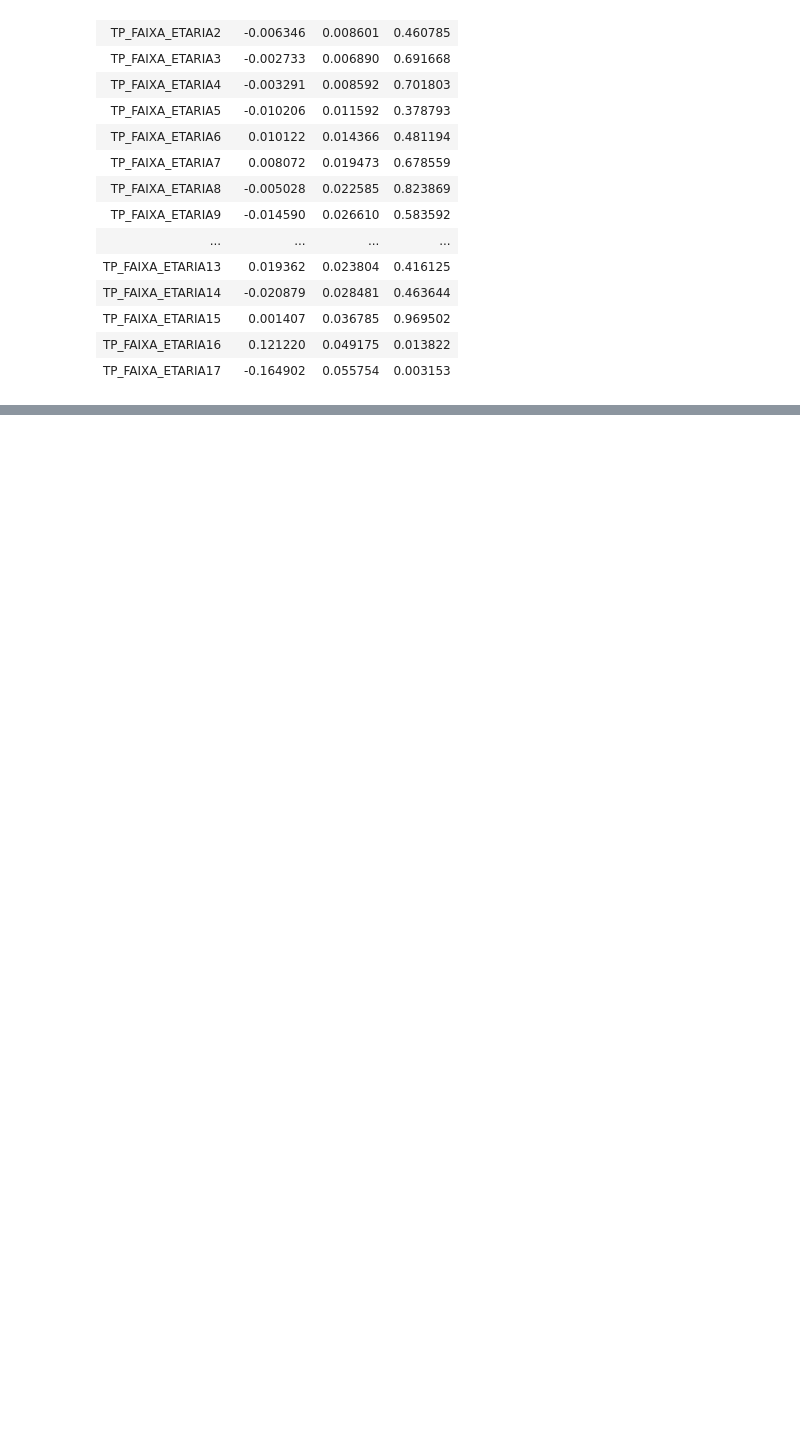
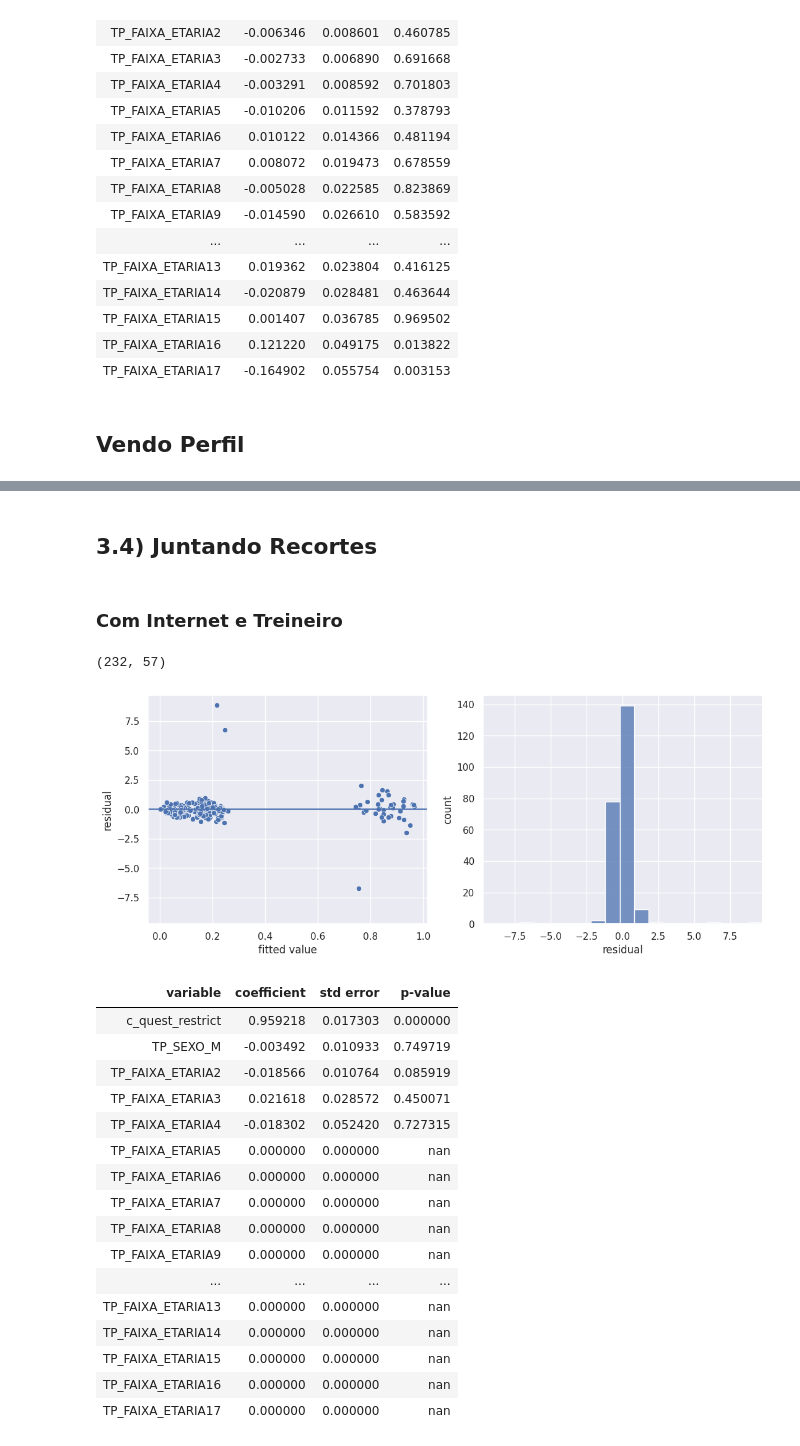
Before and after one commit to gabrielonishi/ENEMSocialNetworkAnalysis, a Jupyter notebook: 3 - Teste de Hipótese.ipynb, the cells around one changed output, grey strips where cells are left out. Drawn from its saved outputs; the diff is of its cells as text; code cells hidden in the pictures; blank space fills up the shorter version.

```diff
--- a/3 - Teste de Hipótese.ipynb
+++ b/3 - Teste de Hipótese.ipynb
@@ -710,4 +806,6 @@ linear_results(df_com_internet)
 | TP_FAIXA_ETARIA15 | 0.001407 | 0.036785 | 0.969502 |
 | TP_FAIXA_ETARIA16 | 0.121220 | 0.049175 | 0.013822 |
 | TP_FAIXA_ETARIA17 | -0.164902 | 0.055754 | 0.003153 |
+# %% [markdown]
+## Vendo Perfil
 # %%
@@ -736,3 +834,31 @@ treineiros_summary
 | 50% | 4.000000 | 0.000000 | 21.000000 | 24.000000 | 45.000000 | 0.167708 | 0.166042 | ... |
 | 75% | 8.000000 | 1.000000 | 26.000000 | 28.000000 | 55.000000 | 0.234583 | 0.245208 | ... |
 | max | 16.000000 | 1.000000 | 51.000000 | 52.000000 | 103.000000 | 0.985833 | 0.982500 | ... |
+# %% [markdown]
+## 3.4) Juntando Recortes
+# %% [markdown]
+### Com Internet e Treineiro
+# %%
+df_com_internet_treineiro = df_com_internet.loc[df_com_internet['IN_TREINEIRO'] == 1]
+print(df_com_internet_treineiro.shape)
+linear_results(df_com_internet_treineiro)
+# %% [output]
+(232, 57)
+[figure, added]
+| variable | coefficient | std error | p-value |
+| c_quest_restrict | 0.959218 | 0.017303 | 0.000000 |
+| TP_SEXO_M | -0.003492 | 0.010933 | 0.749719 |
+| TP_FAIXA_ETARIA2 | -0.018566 | 0.010764 | 0.085919 |
+| TP_FAIXA_ETARIA3 | 0.021618 | 0.028572 | 0.450071 |
+| TP_FAIXA_ETARIA4 | -0.018302 | 0.052420 | 0.727315 |
+| TP_FAIXA_ETARIA5 | 0.000000 | 0.000000 | nan |
+| TP_FAIXA_ETARIA6 | 0.000000 | 0.000000 | nan |
+| TP_FAIXA_ETARIA7 | 0.000000 | 0.000000 | nan |
+| TP_FAIXA_ETARIA8 | 0.000000 | 0.000000 | nan |
+| TP_FAIXA_ETARIA9 | 0.000000 | 0.000000 | nan |
+| ... | ... | ... | ... |
+| TP_FAIXA_ETARIA13 | 0.000000 | 0.000000 | nan |
+| TP_FAIXA_ETARIA14 | 0.000000 | 0.000000 | nan |
+| TP_FAIXA_ETARIA15 | 0.000000 | 0.000000 | nan |
+| TP_FAIXA_ETARIA16 | 0.000000 | 0.000000 | nan |
+| TP_FAIXA_ETARIA17 | 0.000000 | 0.000000 | nan |
```
Also changed, not shown: parts of 35 cells of this notebook, 3 other files.
